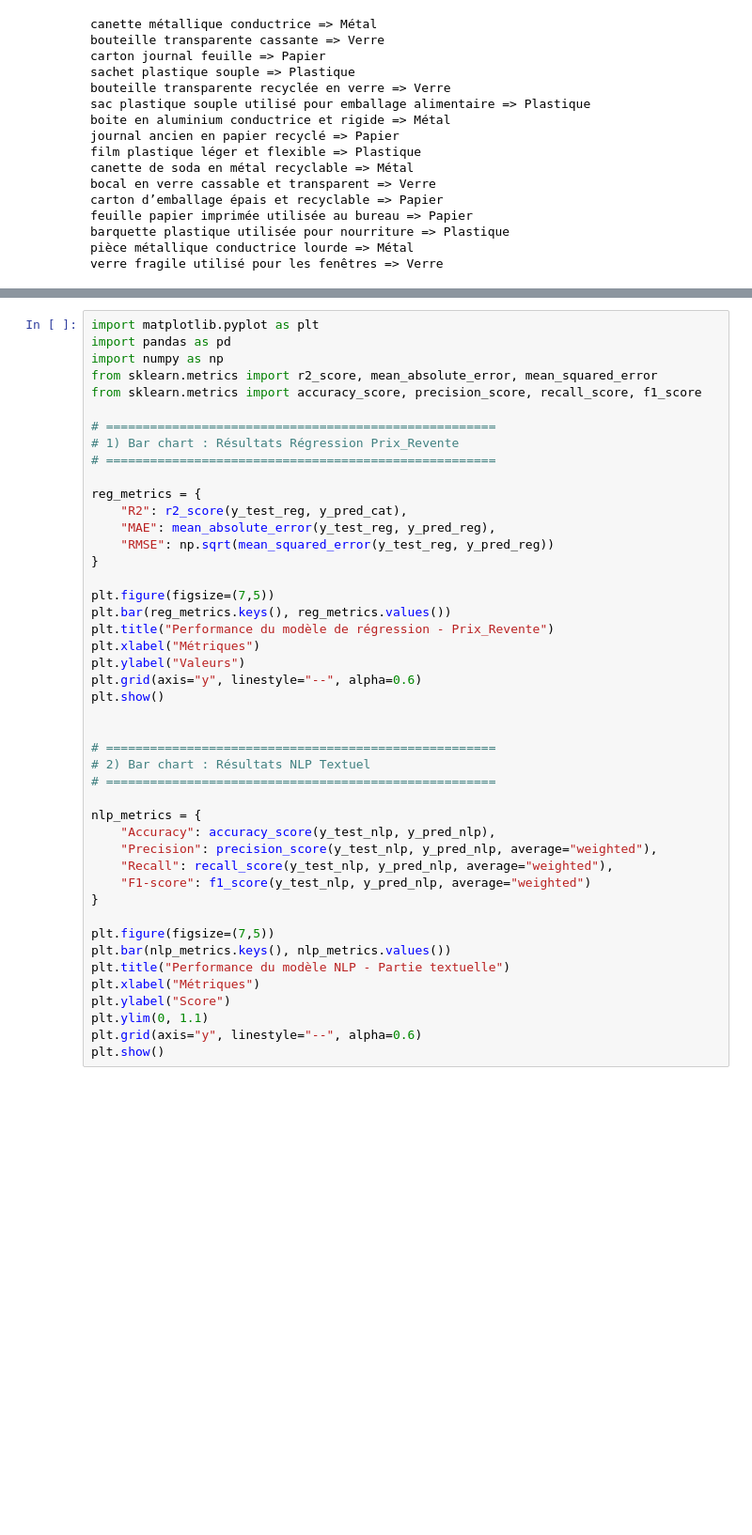
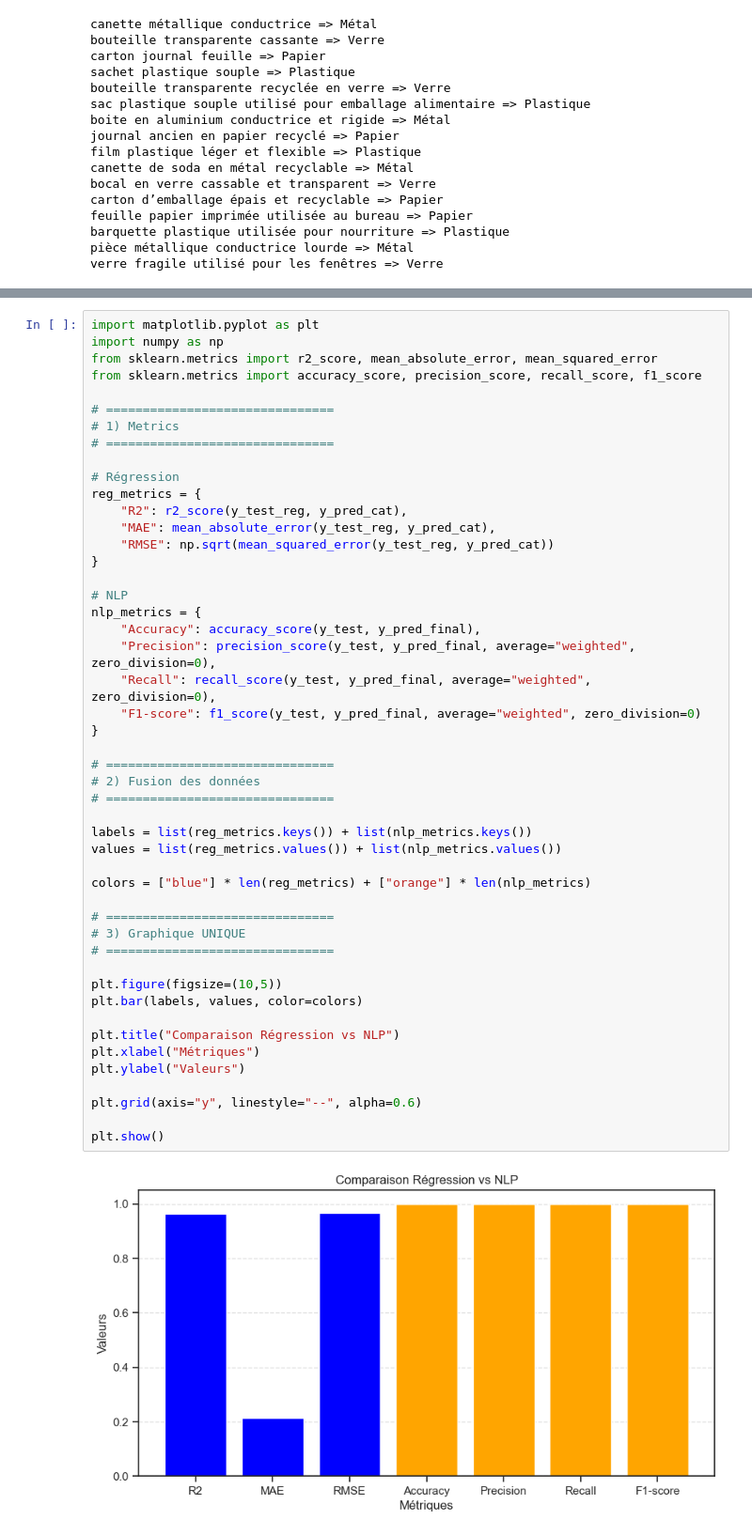
Before and after one commit to Test123599/ECOML, a Jupyter notebook: TpStandard - Copie.ipynb, the cells around one changed output, grey strips where cells are left out. Shown at 94% size. Drawn from its saved outputs; the diff is of its cells as text; blank space fills up the shorter version.

```diff
--- a/TpStandard - Copie.ipynb
+++ b/TpStandard - Copie.ipynb
@@ -3567,45 +3567,50 @@ verre fragile utilisé pour les fenêtres => Verre
 # %%
 import matplotlib.pyplot as plt
-import pandas as pd
 import numpy as np
 from sklearn.metrics import r2_score, mean_absolute_error, mean_squared_error
 from sklearn.metrics import accuracy_score, precision_score, recall_score, f1_score
 
-# =====================================================
-# 1) Bar chart : Résultats Régression Prix_Revente
-# =====================================================
+# ===============================
+# 1) Metrics
+# ===============================
 
+# Régression
 reg_metrics = {
     "R2": r2_score(y_test_reg, y_pred_cat),
-    "MAE": mean_absolute_error(y_test_reg, y_pred_reg),
-    "RMSE": np.sqrt(mean_squared_error(y_test_reg, y_pred_reg))
+    "MAE": mean_absolute_error(y_test_reg, y_pred_cat),
+    "RMSE": np.sqrt(mean_squared_error(y_test_reg, y_pred_cat))
 }
 
-plt.figure(figsize=(7,5))
-plt.bar(reg_metrics.keys(), reg_metrics.values())
-plt.title("Performance du modèle de régression - Prix_Revente")
+# NLP
+nlp_metrics = {
+    "Accuracy": accuracy_score(y_test, y_pred_final),
+    "Precision": precision_score(y_test, y_pred_final, average="weighted", zero_division=0),
+    "Recall": recall_score(y_test, y_pred_final, average="weighted", zero_division=0),
+    "F1-score": f1_score(y_test, y_pred_final, average="weighted", zero_division=0)
+}
+
+# ===============================
+# 2) Fusion des données
+# ===============================
+
+labels = list(reg_metrics.keys()) + list(nlp_metrics.keys())
+values = list(reg_metrics.values()) + list(nlp_metrics.values())
+
+colors = ["blue"] * len(reg_metrics) + ["orange"] * len(nlp_metrics)
+
+# ===============================
+# 3) Graphique UNIQUE
+# ===============================
+
+plt.figure(figsize=(10,5))
+plt.bar(labels, values, color=colors)
+
+plt.title("Comparaison Régression vs NLP")
 plt.xlabel("Métriques")
 plt.ylabel("Valeurs")
+
 plt.grid(axis="y", linestyle="--", alpha=0.6)
+
 plt.show()
-
-
-# =====================================================
-# 2) Bar chart : Résultats NLP Textuel
-# =====================================================
-
-nlp_metrics = {
-    "Accuracy": accuracy_score(y_test_nlp, y_pred_nlp),
-    "Precision": precision_score(y_test_nlp, y_pred_nlp, average="weighted"),
-    "Recall": recall_score(y_test_nlp, y_pred_nlp, average="weighted"),
-    "F1-score": f1_score(y_test_nlp, y_pred_nlp, average="weighted")
-}
-
-plt.figure(figsize=(7,5))
-plt.bar(nlp_metrics.keys(), nlp_metrics.values())
-plt.title("Performance du modèle NLP - Partie textuelle")
-plt.xlabel("Métriques")
-plt.ylabel("Score")
-plt.ylim(0, 1.1)
-plt.grid(axis="y", linestyle="--", alpha=0.6)
-plt.show()
+# %% [output]
+[figure, added]
```
Also changed, not shown: parts of 11 cells of this notebook, 4 other files.
